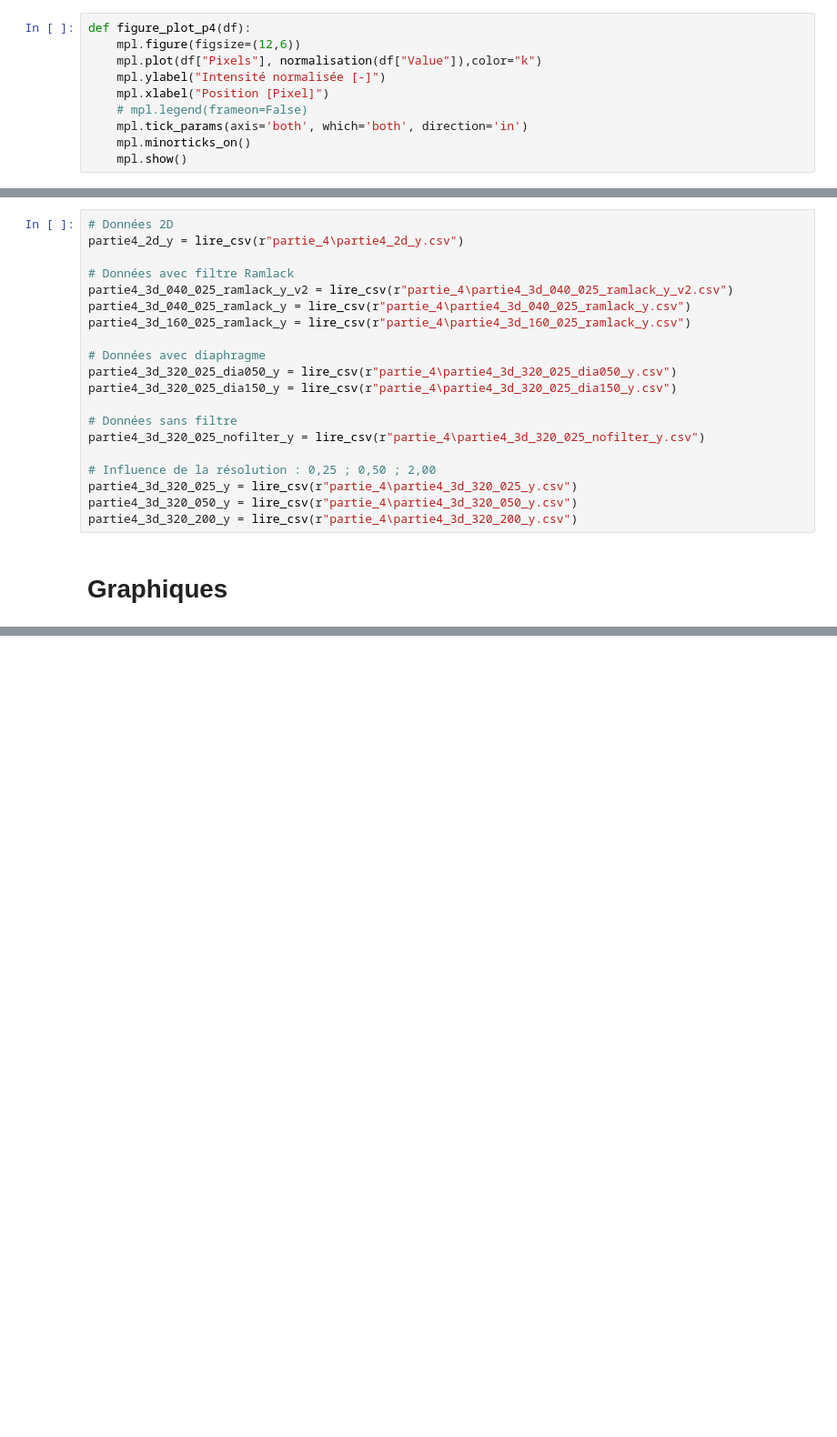
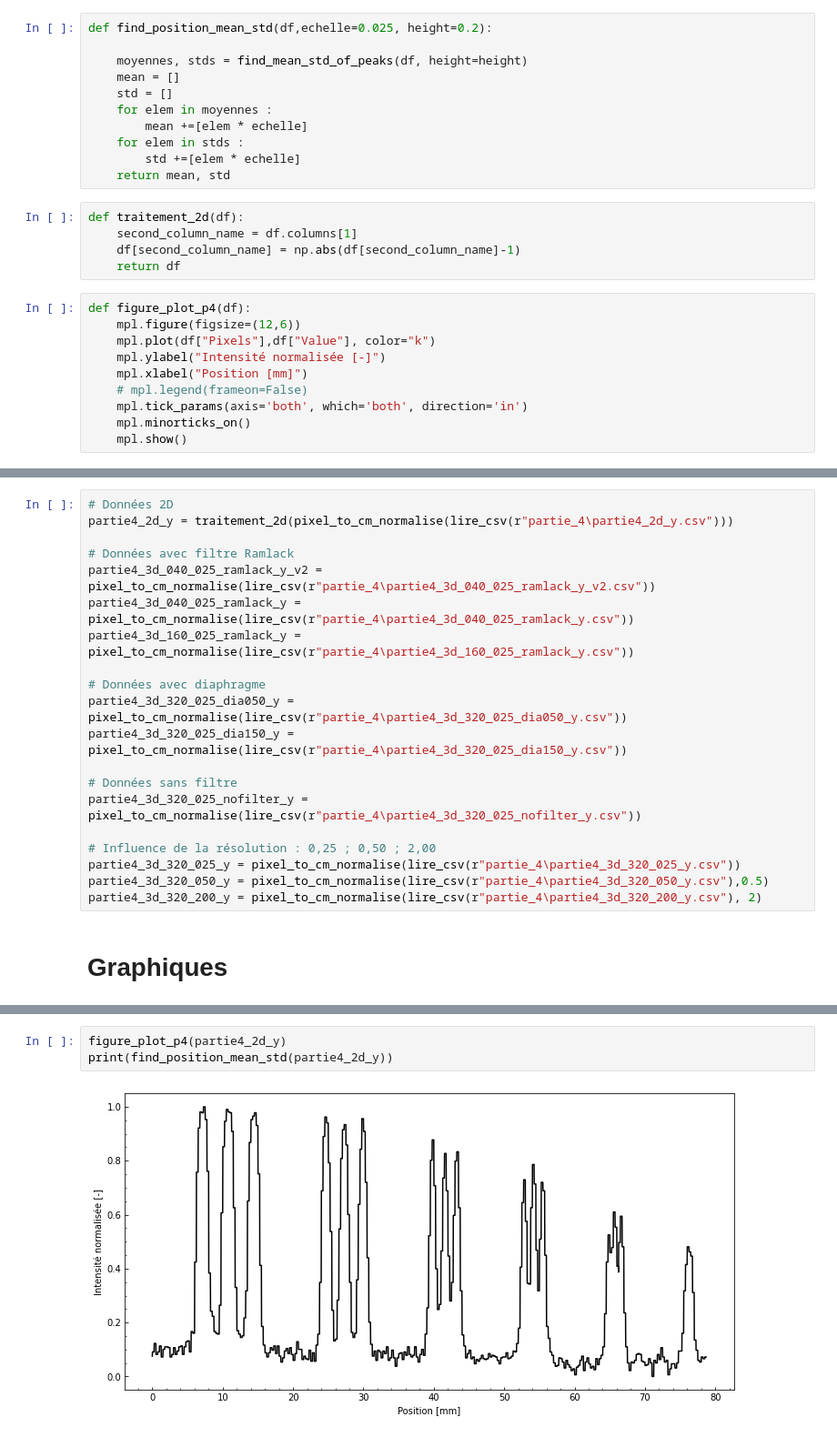
Before and after one commit to felixantoine1/labV_projet, a Jupyter notebook: analyse_partie4.ipynb, the cells around one changed output, grey strips where cells are left out. Shown at 91% size. Cells and saved outputs as stored; diff of their text form; blank space fills up the shorter version.

```diff
--- a/analyse_partie4.ipynb
+++ b/analyse_partie4.ipynb
@@ -74,9 +157,25 @@ def find_maximum_intensity(dataset,mini=0, maxi=1, divisor=1):
+# %%
+def find_position_mean_std(df,echelle=0.025, height=0.2):
+
+    moyennes, stds = find_mean_std_of_peaks(df, height=height)
+    mean = []
+    std = []
+    for elem in moyennes :
+        mean +=[elem * echelle]
+    for elem in stds :
+        std +=[elem * echelle]
+    return mean, std
+# %%
+def traitement_2d(df):
+    second_column_name = df.columns[1]
+    df[second_column_name] = np.abs(df[second_column_name]-1)
+    return df
 # %%
 def figure_plot_p4(df):
     mpl.figure(figsize=(12,6))
-    mpl.plot(df["Pixels"], normalisation(df["Value"]),color="k")
+    mpl.plot(df["Pixels"],df["Value"], color="k")
     mpl.ylabel("Intensité normalisée [-]")
-    mpl.xlabel("Position [Pixel]")
+    mpl.xlabel("Position [mm]")
     # mpl.legend(frameon=False)
     mpl.tick_params(axis='both', which='both', direction='in')
     mpl.minorticks_on()
@@ -102,23 +201,23 @@ partie4_3d_320_200_x = lire_csv(r"partie_4\partie4_3d_320_200_x.csv")
 ## Données partie 4 y
 # %%
 # Données 2D
-partie4_2d_y = lire_csv(r"partie_4\partie4_2d_y.csv")
+partie4_2d_y = traitement_2d(pixel_to_cm_normalise(lire_csv(r"partie_4\partie4_2d_y.csv")))
 
 # Données avec filtre Ramlack
-partie4_3d_040_025_ramlack_y_v2 = lire_csv(r"partie_4\partie4_3d_040_025_ramlack_y_v2.csv")
-partie4_3d_040_025_ramlack_y = lire_csv(r"partie_4\partie4_3d_040_025_ramlack_y.csv")
-partie4_3d_160_025_ramlack_y = lire_csv(r"partie_4\partie4_3d_160_025_ramlack_y.csv")
+partie4_3d_040_025_ramlack_y_v2 = pixel_to_cm_normalise(lire_csv(r"partie_4\partie4_3d_040_025_ramlack_y_v2.csv"))
+partie4_3d_040_025_ramlack_y = pixel_to_cm_normalise(lire_csv(r"partie_4\partie4_3d_040_025_ramlack_y.csv"))
+partie4_3d_160_025_ramlack_y = pixel_to_cm_normalise(lire_csv(r"partie_4\partie4_3d_160_025_ramlack_y.csv"))
 
 # Données avec diaphragme
-partie4_3d_320_025_dia050_y = lire_csv(r"partie_4\partie4_3d_320_025_dia050_y.csv")
-partie4_3d_320_025_dia150_y = lire_csv(r"partie_4\partie4_3d_320_025_dia150_y.csv")
+partie4_3d_320_025_dia050_y = pixel_to_cm_normalise(lire_csv(r"partie_4\partie4_3d_320_025_dia050_y.csv"))
+partie4_3d_320_025_dia150_y = pixel_to_cm_normalise(lire_csv(r"partie_4\partie4_3d_320_025_dia150_y.csv"))
 
 # Données sans filtre
-partie4_3d_320_025_nofilter_y = lire_csv(r"partie_4\partie4_3d_320_025_nofilter_y.csv")
+partie4_3d_320_025_nofilter_y = pixel_to_cm_normalise(lire_csv(r"partie_4\partie4_3d_320_025_nofilter_y.csv"))
 
 # Influence de la résolution : 0,25 ; 0,50 ; 2,00
-partie4_3d_320_025_y = lire_csv(r"partie_4\partie4_3d_320_025_y.csv")
-partie4_3d_320_050_y = lire_csv(r"partie_4\partie4_3d_320_050_y.csv")
-partie4_3d_320_200_y = lire_csv(r"partie_4\partie4_3d_320_200_y.csv")
+partie4_3d_320_025_y = pixel_to_cm_normalise(lire_csv(r"partie_4\partie4_3d_320_025_y.csv"))
+partie4_3d_320_050_y = pixel_to_cm_normalise(lire_csv(r"partie_4\partie4_3d_320_050_y.csv"),0.5)
+partie4_3d_320_200_y = pixel_to_cm_normalise(lire_csv(r"partie_4\partie4_3d_320_200_y.csv"), 2)
 # %% [markdown]
 # Graphiques
@@ -128,0 +224,5 @@ figure_plot_p4(partie4_3d_040_025_ramlack_y_v2)
+# %%
+figure_plot_p4(partie4_2d_y)
+print(find_position_mean_std(partie4_2d_y))
+# %% [output]
+[figure, added]
```
Also changed, not shown: parts of 17 cells of this notebook.
